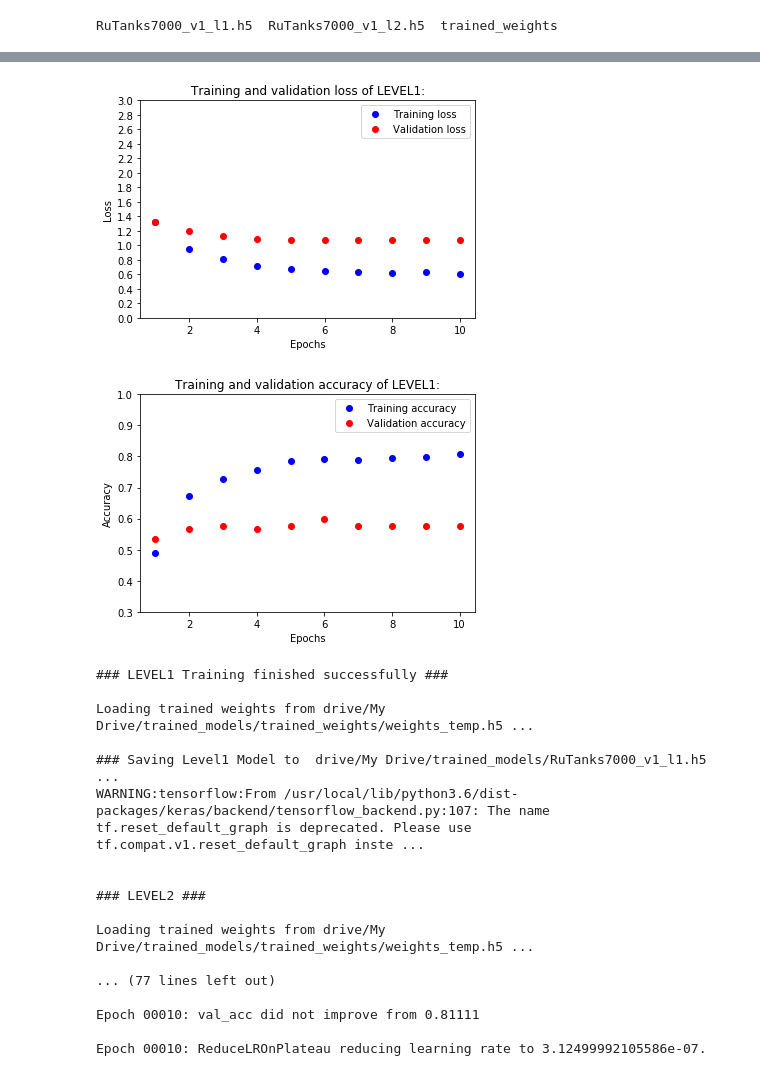
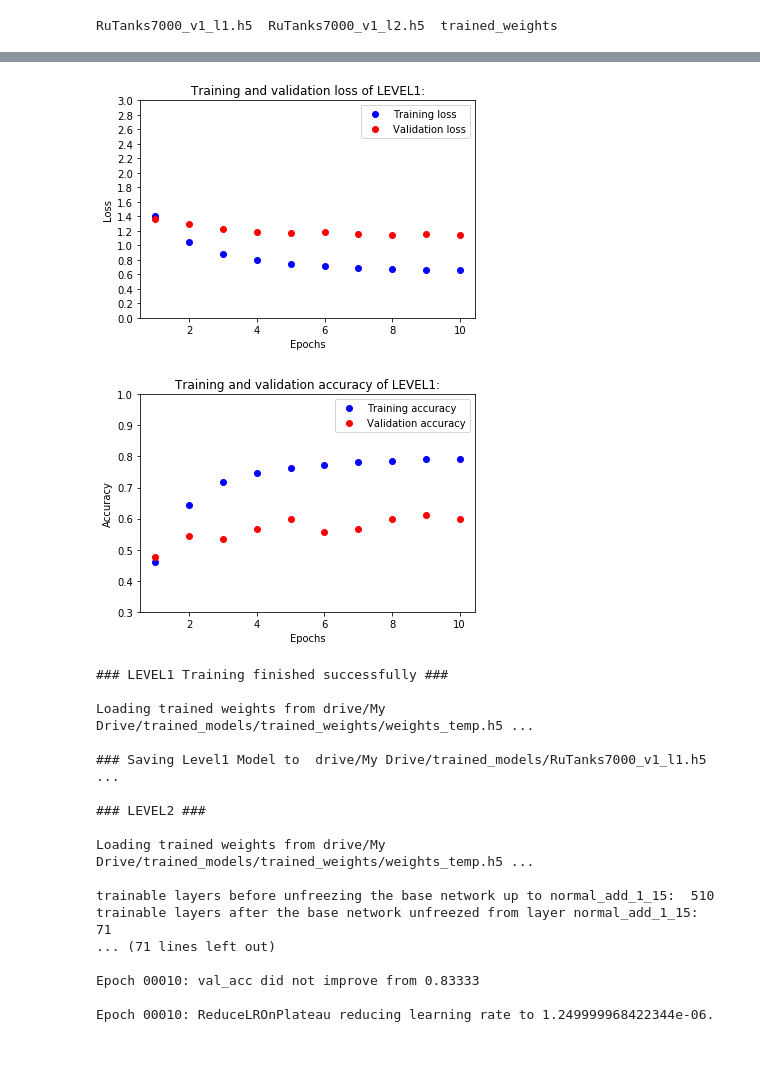
Before and after one commit to jgracie52/CAP4630, a Jupyter notebook: HW3.ipynb, the cells around one changed output, grey strips where cells are left out. Drawn from its saved outputs; the diff is of its cells as text; code cells hidden in the pictures.

```diff
--- a/HW3.ipynb
+++ b/HW3.ipynb
@@ -97,8 +95,8 @@ freezeUptoLayer = "normal_add_1_15"   # NASNetLarge
 
 # hyperparameters
 learning_rate = 0.0002  # Learning_rate in Level 2 = learning_rate/10
-lr_decay = 0.0005
-batch = 64
+lr_decay = 0.00005
+batch = 128
 fcLayer1 = 32
 dropout = 0.5
 
@@ -202,7 +200,7 @@ def level1():
     # training the model
     history = model.fit_generator(
         train_generator,
-        steps_per_epoch=(nbrTrainImages * classes) // (batch * 5),
+        steps_per_epoch=(nbrTrainImages * classes) // (batch * 4),
         epochs=epochsL1,
         callbacks=callbacks_list_L1,
         validation_data=test_generator,
@@ -267,7 +265,7 @@ def level2():
     print ("\n### Level2 Training ... ")
     history = model2.fit_generator(
         train_generator,
-        steps_per_epoch=(nbrTrainImages * classes) // (batch * 5),
+        steps_per_epoch=(nbrTrainImages * classes) // (batch * 4),
         epochs=epochsL2,
         callbacks=callbacks_list_L2,
         validation_data=test_generator,
@@ -304,19 +302,19 @@ Epoch 00010: ReduceLROnPlateau reducing learning rate to 3.12499992105586e-06.
-[figure, old version]
+[figure, new version]
-[figure, old version]
+[figure, new version]
 ### LEVEL1 Training finished successfully ###
 
 Loading trained weights from drive/My Drive/trained_models/trained_weights/weights_temp.h5 ...
 
 ### Saving Level1 Model to  drive/My Drive/trained_models/RuTanks7000_v1_l1.h5  ...
-WARNING:tensorflow:From /usr/local/lib/python3.6/dist-packages/keras/backend/tensorflow_backend.py:107: The name tf.reset_default_graph is deprecated. Please use tf.compat.v1.reset_default_graph inste ...
-
 
 ### LEVEL2 ###
 
 Loading trained weights from drive/My Drive/trained_models/trained_weights/weights_temp.h5 ...
 
-... (77 lines left out)
+trainable layers before unfreezing the base network up to normal_add_1_15:  510
+trainable layers after the base network unfreezed from layer normal_add_1_15:  71
+... (71 lines left out)
 
-Epoch 00010: val_acc did not improve from 0.81111
+Epoch 00010: val_acc did not improve from 0.83333
 
-Epoch 00010: ReduceLROnPlateau reducing learning rate to 3.12499992105586e-07.
+Epoch 00010: ReduceLROnPlateau reducing learning rate to 1.249999968422344e-06.
```
Also changed, not shown: parts of 2 cells of this notebook.
